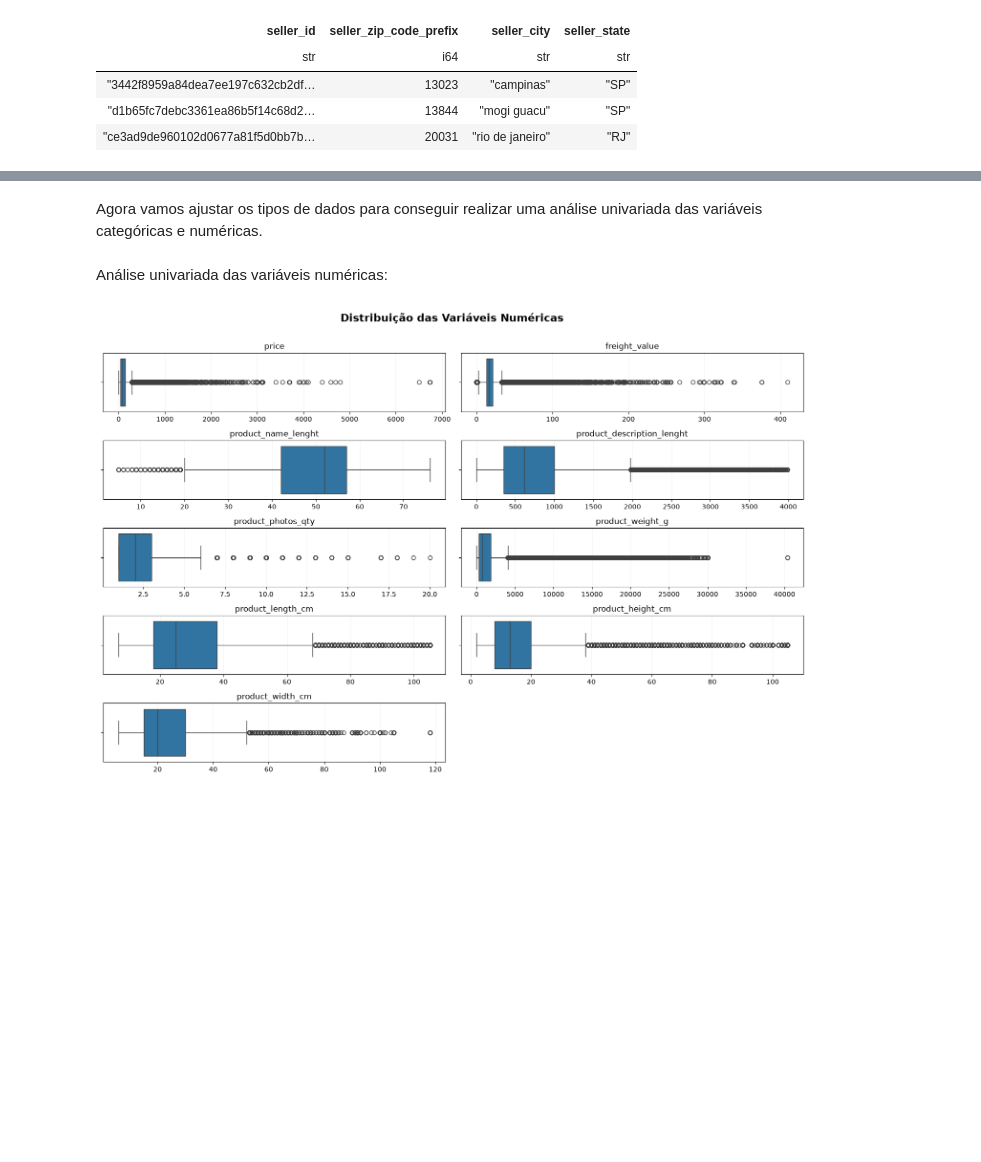
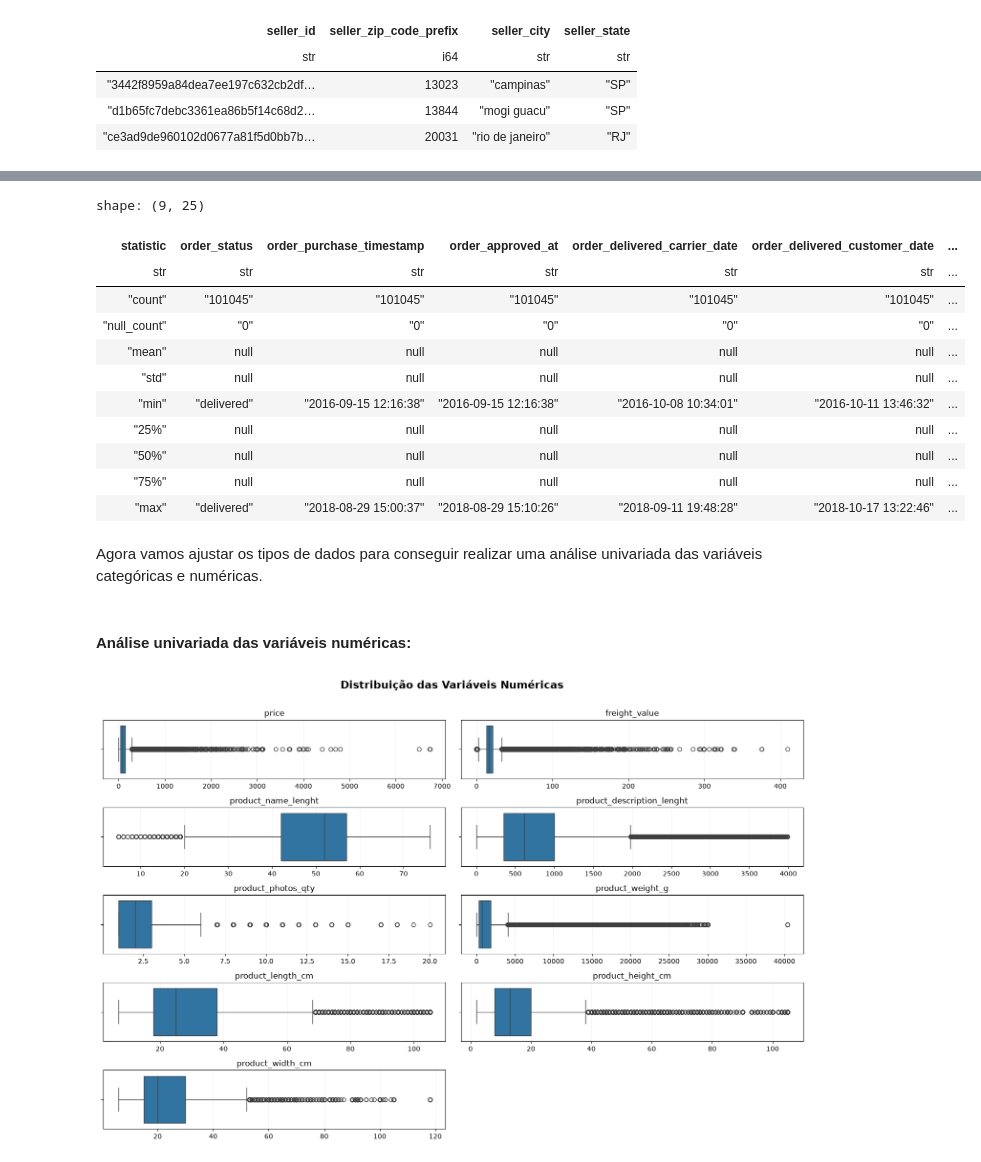
Before and after one commit to leonardosantosrocha/claude-delivery-delay-prediction, a Jupyter notebook: notebooks/notebook.ipynb, the cells around one changed output, grey strips where cells are left out. Cells and saved outputs as stored; diff of their text form; code cells hidden in the pictures; blank space fills up the shorter version.

```diff
--- a/notebooks/notebook.ipynb
+++ b/notebooks/notebook.ipynb
@@ -247,6 +262,22 @@ shape: (9, 24)
 | "50%" | null | null | null | null | null | ... |
 | "75%" | null | null | null | null | null | ... |
 | "max" | "delivered" | "2018-08-29 15:00:37" | "2018-08-29 15:10:26" | "2018-09-11 19:48:28" | "2018-10-17 13:22:46" | ... |
+# %%
+raw_olist_delivered = raw_olist_without_ids.filter(pl.col("order_status") == "delivered")
+raw_olist_delivered.describe()
+# %% [output]
+shape: (9, 25)
+| statistic | order_status | order_purchase_timestamp | order_approved_at | order_delivered_carrier_date | order_delivered_customer_date | ... |
+| str | str | str | str | str | str | ... |
+| "count" | "101045" | "101045" | "101045" | "101045" | "101045" | ... |
+| "null_count" | "0" | "0" | "0" | "0" | "0" | ... |
+| "mean" | null | null | null | null | null | ... |
+| "std" | null | null | null | null | null | ... |
+| "min" | "delivered" | "2016-09-15 12:16:38" | "2016-09-15 12:16:38" | "2016-10-08 10:34:01" | "2016-10-11 13:46:32" | ... |
+| "25%" | null | null | null | null | null | ... |
+| "50%" | null | null | null | null | null | ... |
+| "75%" | null | null | null | null | null | ... |
+| "max" | "delivered" | "2018-08-29 15:00:37" | "2018-08-29 15:10:26" | "2018-09-11 19:48:28" | "2018-10-17 13:22:46" | ... |
 # %% [markdown]
 Agora vamos ajustar os tipos de dados para conseguir realizar uma análise univariada das variáveis categóricas e numéricas.
 # %%
@@ -277,6 +309,6 @@ raw_olist_typed = raw_olist_without_ids.with_columns(
 )
 # %% [markdown]
-Análise univariada das variáveis numéricas:
+#### Análise univariada das variáveis numéricas:
 # %%
 numeric_cols = [
     col for col, dtype in raw_olist_typed.schema.items()
```
Also changed, not shown: parts of 22 cells of this notebook, 1 other file.
